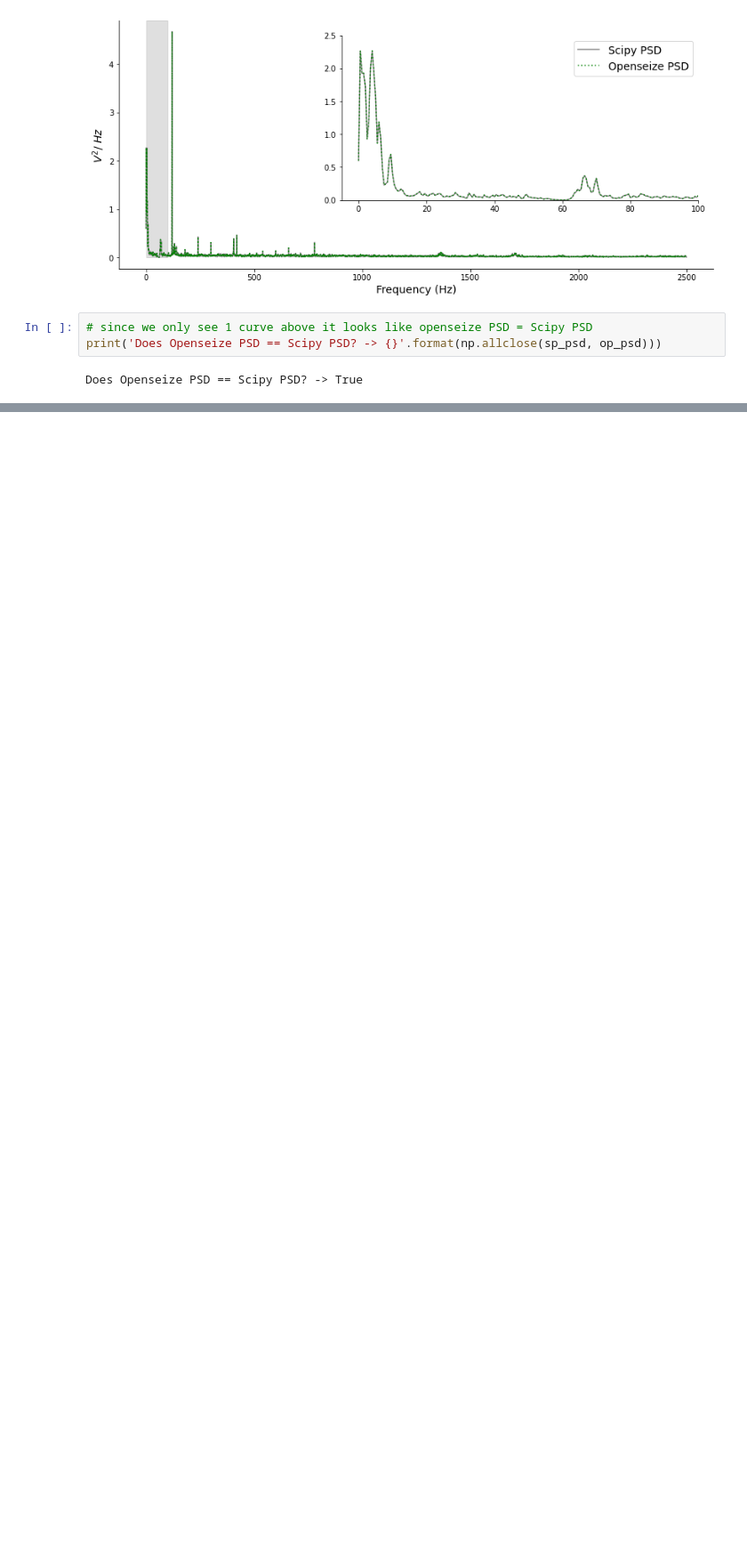
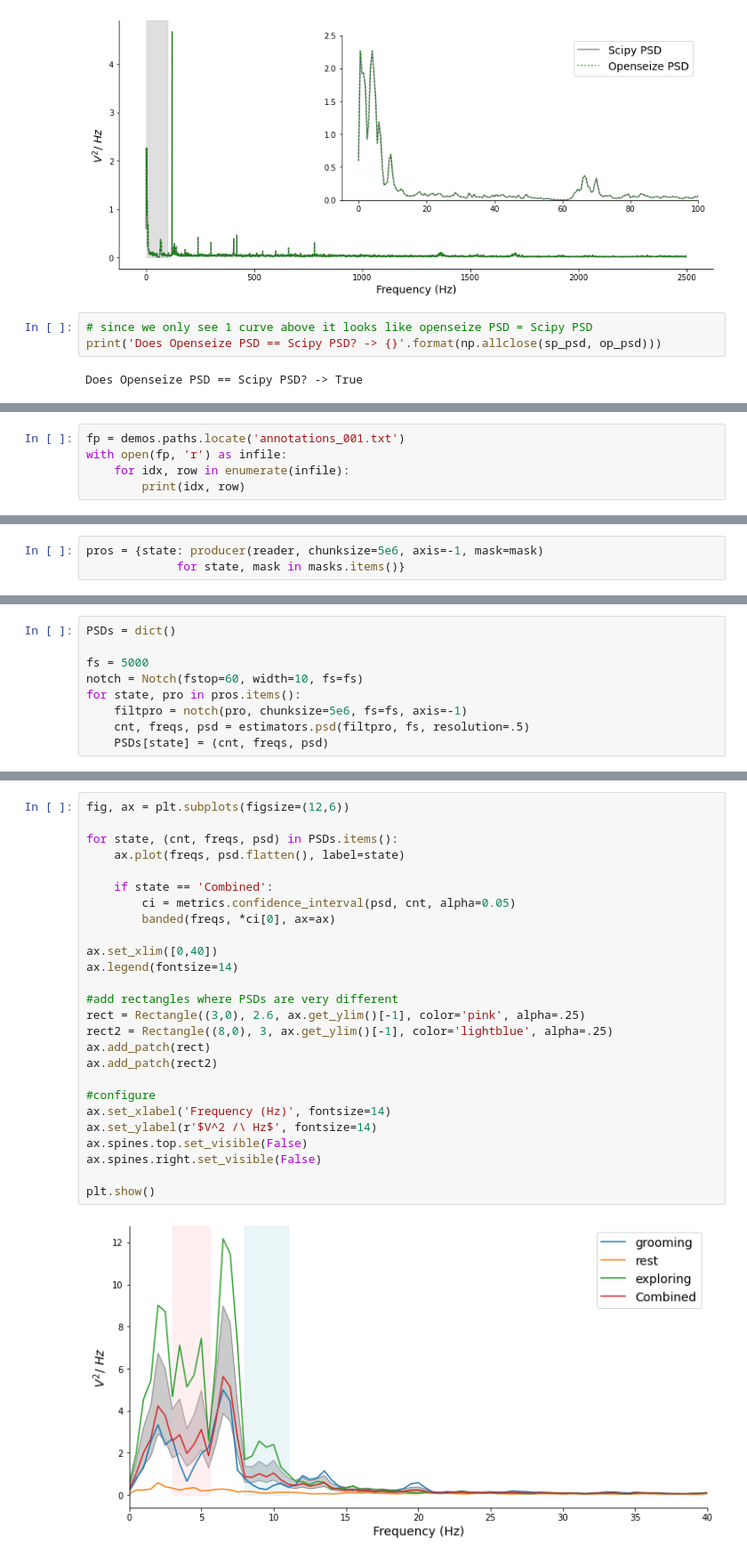
Before and after one commit to mscaudill/openseize, a Jupyter notebook: demos/spectra.ipynb, the cells around one changed output, grey strips where cells are left out. Shown at 89% size. Saved outputs shown, nothing was run; the diff lists cells and outputs as text; blank space fills up the shorter version.

Commit message:
example showing possible non-stationarity in demo data added

```diff
--- a/demos/spectra.ipynb
+++ b/demos/spectra.ipynb
@@ -425,0 +444,5 @@ Does Openseize PSD == Scipy PSD? -> True
+# %%
+fp = demos.paths.locate('annotations_001.txt')
+with open(fp, 'r') as infile:
+    for idx, row in enumerate(infile):
+        print(idx, row)
@@ -425,0 +485,3 @@ Does Openseize PSD == Scipy PSD? -> True
+# %%
+pros = {state: producer(reader, chunksize=5e6, axis=-1, mask=mask)
+             for state, mask in masks.items()}
@@ -425,0 +490,9 @@ Does Openseize PSD == Scipy PSD? -> True
+# %%
+PSDs = dict()
+
+fs = 5000
+notch = Notch(fstop=60, width=10, fs=fs)
+for state, pro in pros.items():
+    filtpro = notch(pro, chunksize=5e6, fs=fs, axis=-1)
+    cnt, freqs, psd = estimators.psd(filtpro, fs, resolution=.5)
+    PSDs[state] = (cnt, freqs, psd)
@@ -425,0 +501,28 @@ Does Openseize PSD == Scipy PSD? -> True
+# %%
+fig, ax = plt.subplots(figsize=(12,6))
+
+for state, (cnt, freqs, psd) in PSDs.items():
+    ax.plot(freqs, psd.flatten(), label=state)
+
+    if state == 'Combined':
+        ci = metrics.confidence_interval(psd, cnt, alpha=0.05)
+        banded(freqs, *ci[0], ax=ax)
+
+ax.set_xlim([0,40])
+ax.legend(fontsize=14)
+
+#add rectangles where PSDs are very different
+rect = Rectangle((3,0), 2.6, ax.get_ylim()[-1], color='pink', alpha=.25)
+rect2 = Rectangle((8,0), 3, ax.get_ylim()[-1], color='lightblue', alpha=.25)
+ax.add_patch(rect)
+ax.add_patch(rect2)
+
+#configure
+ax.set_xlabel('Frequency (Hz)', fontsize=14)
+ax.set_ylabel(r'$V^2 /\ Hz$', fontsize=14)
+ax.spines.top.set_visible(False)
+ax.spines.right.set_visible(False)
+
+plt.show()
+# %% [output]
+[figure, added]
```
Also changed, not shown: parts of 40 cells of this notebook.
